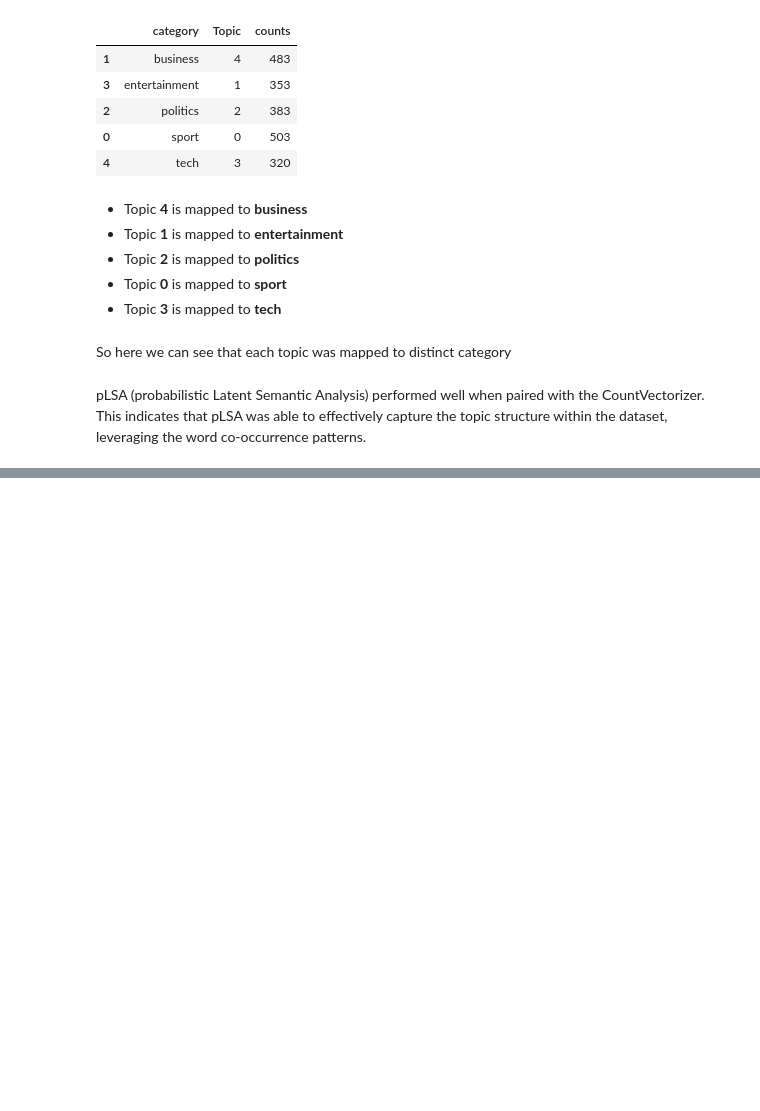
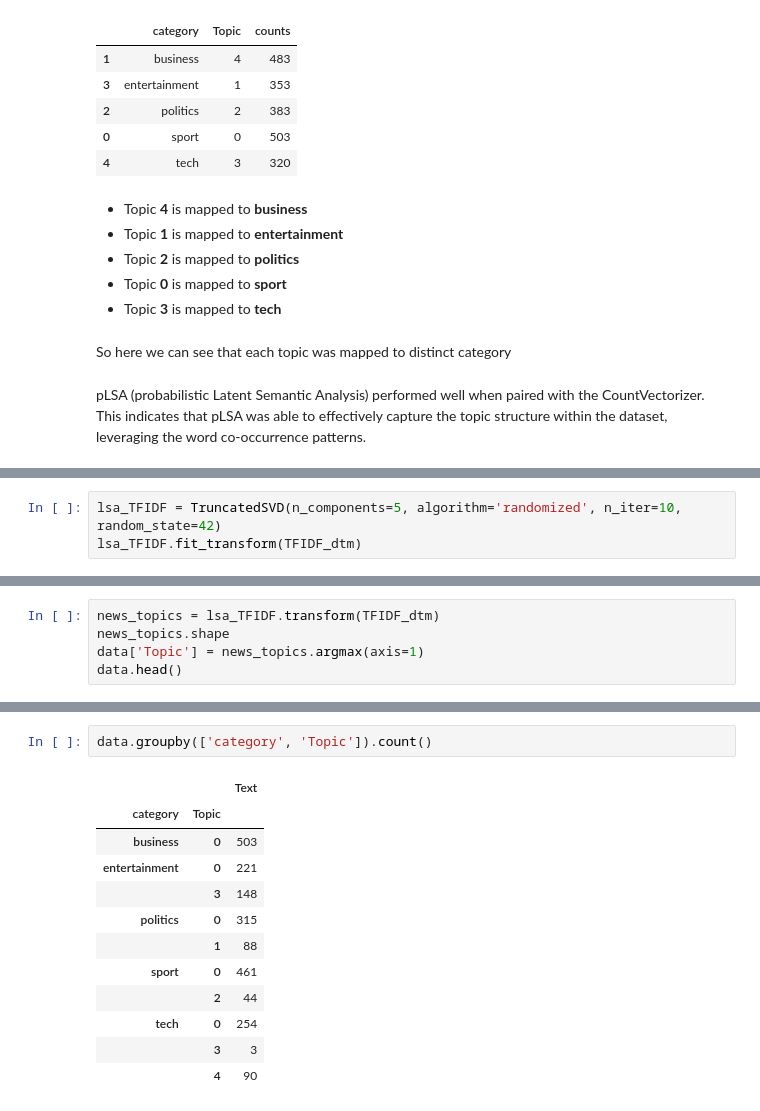
Before and after one commit to Ryansh12/Topic-Modeling-on-News-Articles, a Jupyter notebook: Topic_Modeling_on_News_Articles.ipynb, the cells around one changed output, grey strips where cells are left out. Saved outputs shown, nothing was run; the diff lists cells and outputs as text; blank space fills up the shorter version.

Commit message:
LSA using TFIDF vectorizer

```diff
--- a/Topic_Modeling_on_News_Articles.ipynb
+++ b/Topic_Modeling_on_News_Articles.ipynb
@@ -913,0 +920,3 @@ So here we can see that each topic was mapped to distinct category
+# %%
+lsa_TFIDF = TruncatedSVD(n_components=5, algorithm='randomized', n_iter=10, random_state=42)
+lsa_TFIDF.fit_transform(TFIDF_dtm)
@@ -913,0 +954,5 @@ So here we can see that each topic was mapped to distinct category
+# %%
+news_topics = lsa_TFIDF.transform(TFIDF_dtm)
+news_topics.shape
+data['Topic'] = news_topics.argmax(axis=1)
+data.head()
@@ -913,0 +966,15 @@ So here we can see that each topic was mapped to distinct category
+# %%
+data.groupby(['category', 'Topic']).count()
+# %% [output]
+|  |  | Text |
+| category | Topic |  |
+| business | 0 | 503 |
+| entertainment | 0 | 221 |
+|  | 3 | 148 |
+| politics | 0 | 315 |
+|  | 1 | 88 |
+| sport | 0 | 461 |
+|  | 2 | 44 |
+| tech | 0 | 254 |
+|  | 3 | 3 |
+|  | 4 | 90 |
```
Also changed, not shown: parts of 9 cells of this notebook.
